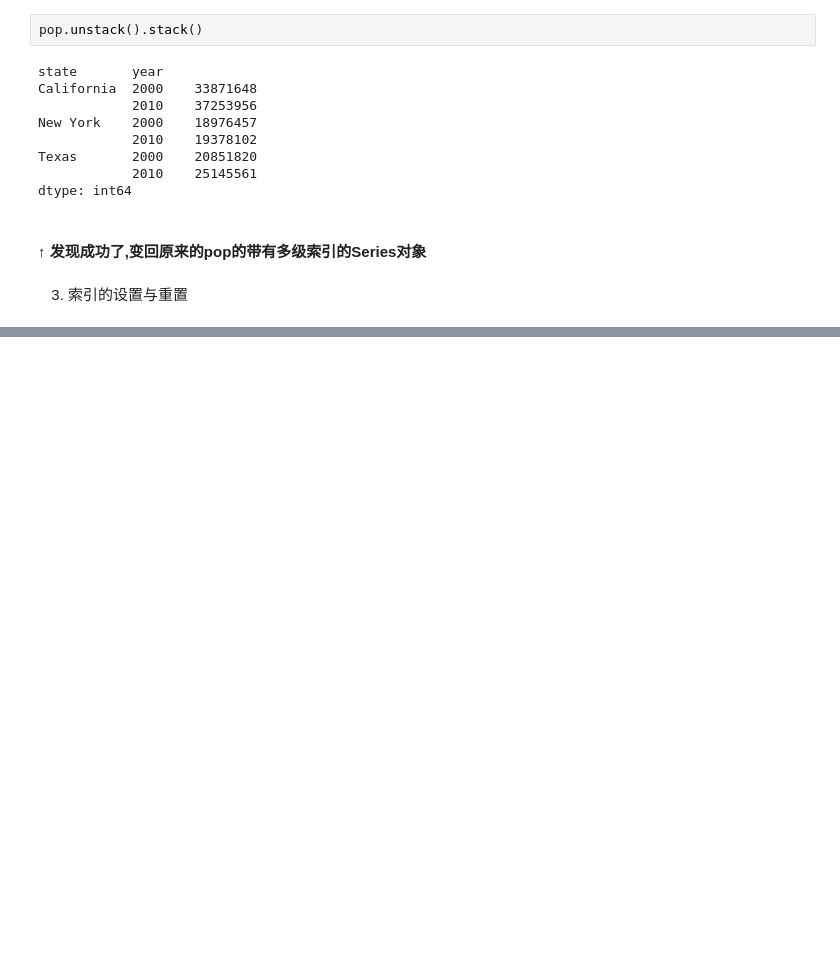
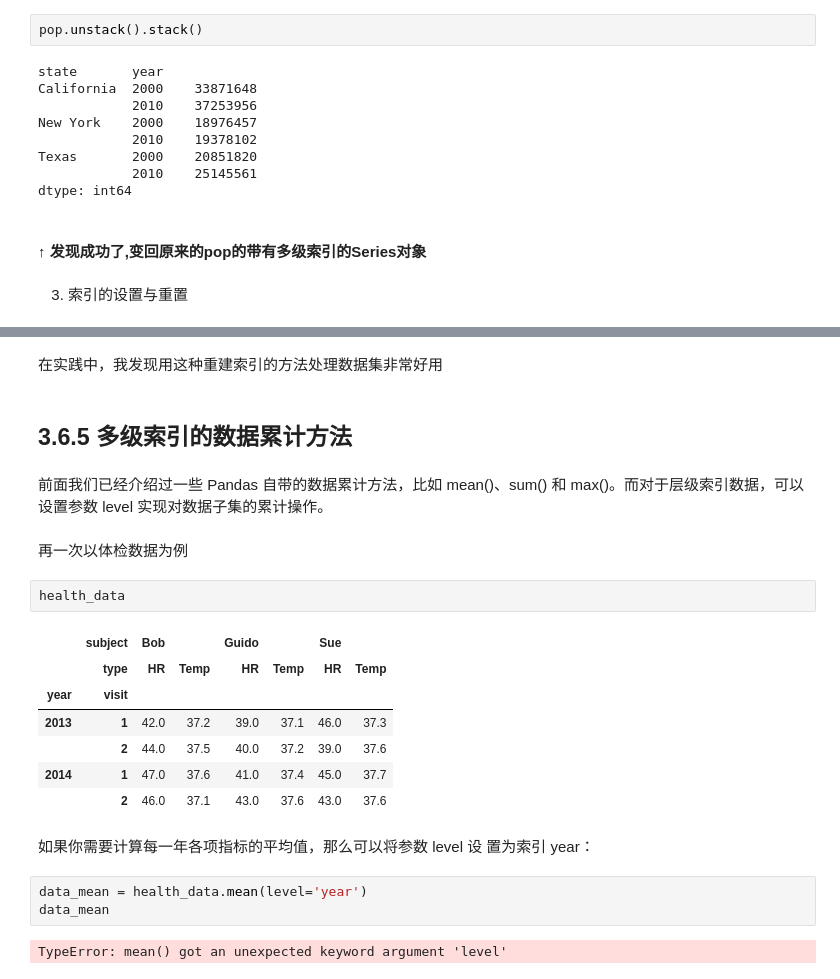
Before and after one commit to HaichengHao/machinelearnning, a Jupyter notebook: 00超基础数据科学手册自敲代码/03pandas数据处理/code/03_3.6.ipynb, the cells around one changed output, grey strips where cells are left out. Drawn from its saved outputs; the diff is of its cells as text; blank space fills up the shorter version.

```diff
--- a/00超基础数据科学手册自敲代码/03pandas数据处理/code/03_3.6.ipynb
+++ b/00超基础数据科学手册自敲代码/03pandas数据处理/code/03_3.6.ipynb
@@ -814,0 +872,28 @@ dtype: int64
+# %% [markdown]
+在实践中，我发现用这种重建索引的方法处理数据集非常好用
+# %% [markdown]
+## 3.6.5 多级索引的数据累计方法
+# %% [markdown]
+前面我们已经介绍过一些 Pandas 自带的数据累计方法，比如
+mean()、sum() 和 max()。而对于层级索引数据，可以设置参数
+level 实现对数据子集的累计操作。
+# %% [markdown]
+再一次以体检数据为例
+# %%
+health_data
+# %% [output]
+|  | subject | Bob |  | Guido |  | Sue |  |
+|  | type | HR | Temp | HR | Temp | HR | Temp |
+| year | visit |  |  |  |  |  |  |
+| 2013 | 1 | 42.0 | 37.2 | 39.0 | 37.1 | 46.0 | 37.3 |
+|  | 2 | 44.0 | 37.5 | 40.0 | 37.2 | 39.0 | 37.6 |
+| 2014 | 1 | 47.0 | 37.6 | 41.0 | 37.4 | 45.0 | 37.7 |
+|  | 2 | 46.0 | 37.1 | 43.0 | 37.6 | 43.0 | 37.6 |
+# %% [markdown]
+如果你需要计算每一年各项指标的平均值，那么可以将参数 level 设
+置为索引 year：
+# %%
+data_mean = health_data.mean(level='year')
+data_mean
+# %% [output]
+TypeError: mean() got an unexpected keyword argument 'level'
```
Also changed, not shown: parts of 27 cells of this notebook, 15 other files.
